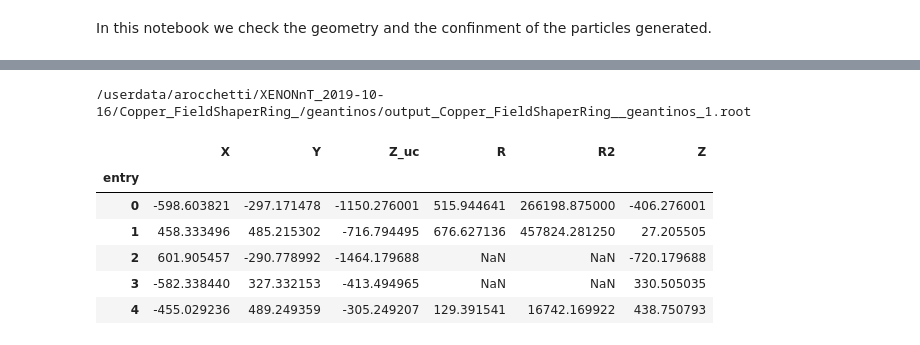
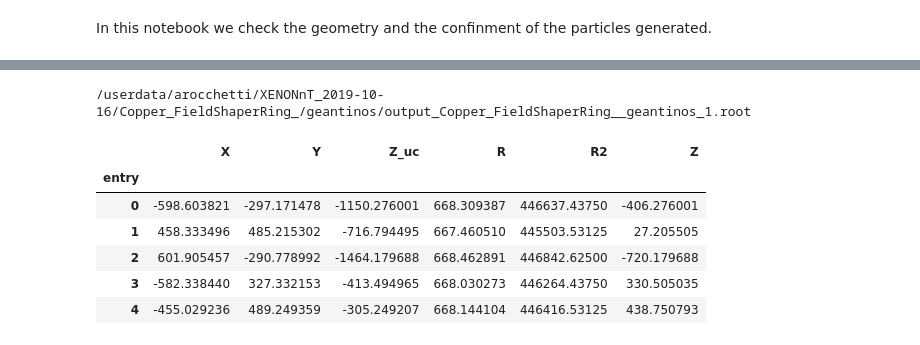
Before and after one commit to ariannarocchetti/MonteCarlo_ER, a Jupyter notebook: geometry_checks.ipynb, the cells around one changed output, grey strips where cells are left out. Cells and saved outputs as stored; diff of their text form; code cells hidden in the pictures.

```diff
--- a/geometry_checks.ipynb
+++ b/geometry_checks.ipynb
@@ -37,28 +23,51 @@ material  = materials[10]
+# %%
+materials = [
+    "SS_OuterCryostat",
+    "SS_InnerCryostat",
+    "OuterCryostatReflector",
+    "SS_BellPlate",
+    "SS_BellSideWall",
+    "PmtTpc",
+    "Copper_TopRing",
+    "Copper_LowerRing",
+    "Teflon_Pillar_",
+    "Copper_FieldGuard_",
+    "Copper_FieldShaperRing_",
+    "SS_GateRing",
+    "SS_AnodeRing",
+    "SS_TopMeshRing",
+    "SS_CathodeRing",
+    "SS_BottomMeshRing",
+    "Teflon_BottomTPC",
+    "Teflon_TPC",
+    ]
+
+material  = materials[10]
 # %%
 #oper with UpRoot --- check out the reiteration among files
 
 rootfile = '/userdata/arocchetti/XENONnT_2019-10-16/'+ material + '/geantinos/output_'+ material+'_geantinos_1.root'
 print(rootfile)
 def get_xyz(rootfile):
     file = uproot.open(rootfile)
     tree = file["events/events"]
     xp = tree["xp_pri"].array()
     df = tree.pandas.df([ "xp_pri", "yp_pri", "zp_pri"])
     df.columns = ['X', 'Y', 'Z_uc'] #rename
     #Add some variables
-    df['R'] = np.sqrt(df.X*df.Y+ df.Y*df.Y)
+    df['R'] = np.sqrt(df.X*df.X+ df.Y*df.Y)
     df['R2'] = df.R*df.R
     offset = 1488/2
     df['Z'] = df.Z_uc+ offset
     return df
 data = get_xyz(rootfile)
 data.head()
 # %% [output]
 /userdata/arocchetti/XENONnT_2019-10-16/Copper_FieldShaperRing_/geantinos/output_Copper_FieldShaperRing__geantinos_1.root
 |  | X | Y | Z_uc | R | R2 | Z |
 | entry |  |  |  |  |  |  |
-| 0 | -598.603821 | -297.171478 | -1150.276001 | 515.944641 | 266198.875000 | -406.276001 |
-| 1 | 458.333496 | 485.215302 | -716.794495 | 676.627136 | 457824.281250 | 27.205505 |
-| 2 | 601.905457 | -290.778992 | -1464.179688 | NaN | NaN | -720.179688 |
-| 3 | -582.338440 | 327.332153 | -413.494965 | NaN | NaN | 330.505035 |
-| 4 | -455.029236 | 489.249359 | -305.249207 | 129.391541 | 16742.169922 | 438.750793 |
+| 0 | -598.603821 | -297.171478 | -1150.276001 | 668.309387 | 446637.43750 | -406.276001 |
+| 1 | 458.333496 | 485.215302 | -716.794495 | 667.460510 | 445503.53125 | 27.205505 |
+| 2 | 601.905457 | -290.778992 | -1464.179688 | 668.462891 | 446842.62500 | -720.179688 |
+| 3 | -582.338440 | 327.332153 | -413.494965 | 668.030273 | 446264.43750 | 330.505035 |
+| 4 | -455.029236 | 489.249359 | -305.249207 | 668.144104 | 446416.53125 | 438.750793 |
```
Also changed, not shown: parts of 19 cells of this notebook, 1 other file.
